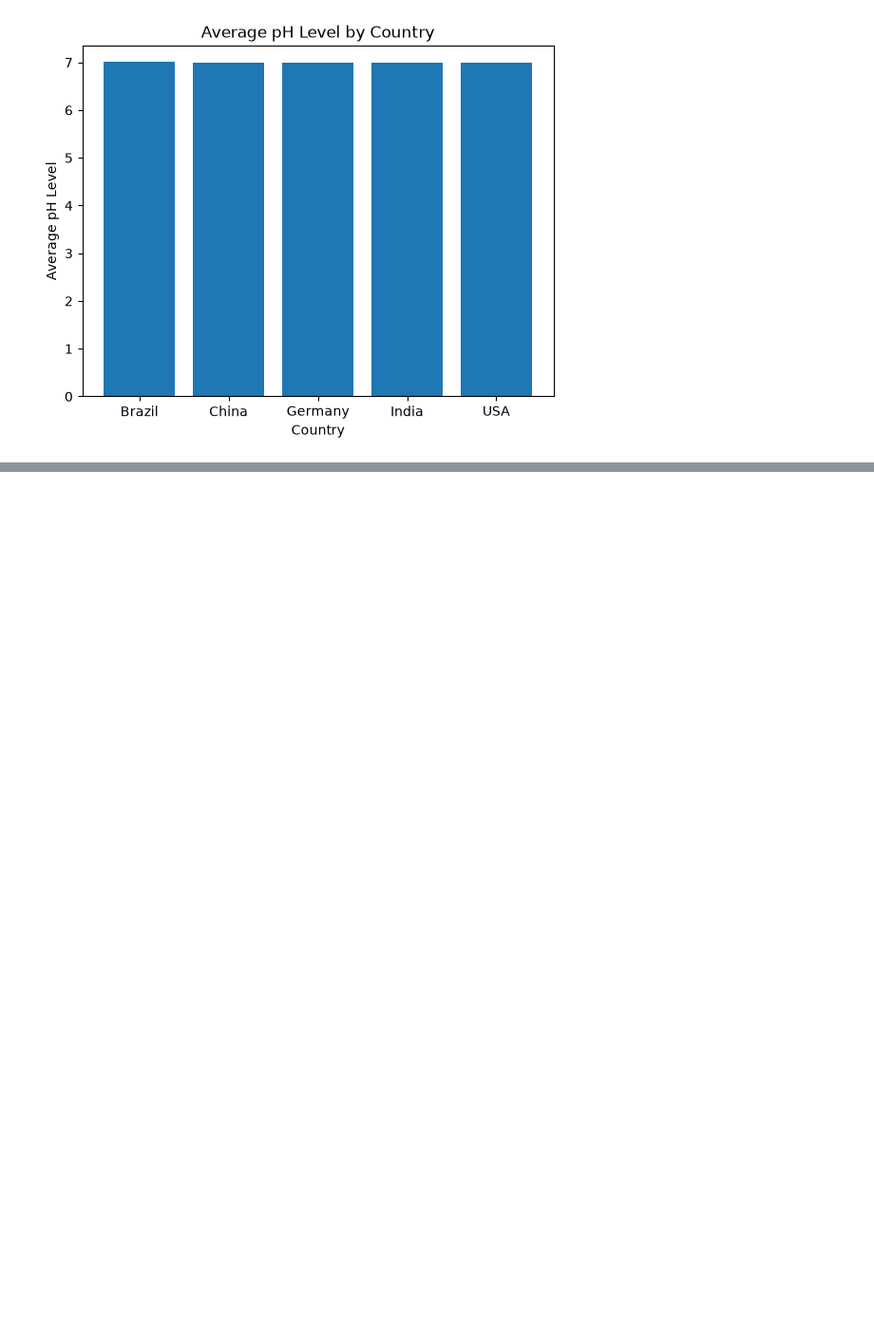
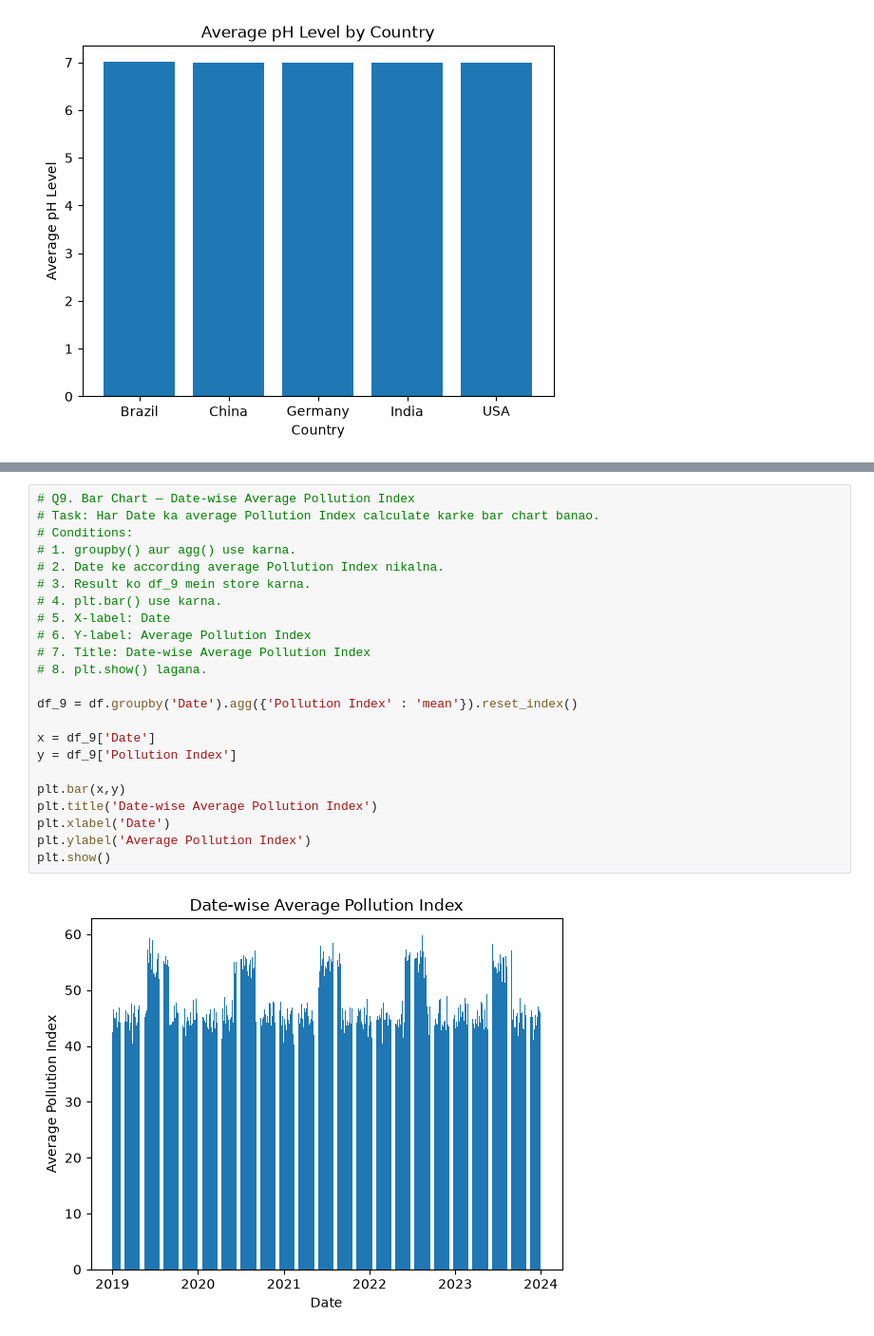
Before and after one commit to paramcgwala-crypto/param_pythonand_ml_turtle_graphic_proper_notation, a Jupyter notebook: basic_Tradition_programing_python/Library_Matplotlib/Home_Practice_Matplotlib__.ipynb, the cells around one changed output, grey strips where cells are left out. Shown at 95% size. Drawn from its saved outputs; the diff is of its cells as text; blank space fills up the shorter version.

```diff
--- a/basic_Tradition_programing_python/Library_Matplotlib/Home_Practice_Matplotlib__.ipynb
+++ b/basic_Tradition_programing_python/Library_Matplotlib/Home_Practice_Matplotlib__.ipynb
@@ -398,0 +455,25 @@ plt.show()
+# %%
+# Q9. Bar Chart — Date-wise Average Pollution Index
+# Task: Har Date ka average Pollution Index calculate karke bar chart banao.
+# Conditions:
+# 1. groupby() aur agg() use karna.
+# 2. Date ke according average Pollution Index nikalna.
+# 3. Result ko df_9 mein store karna.
+# 4. plt.bar() use karna.
+# 5. X-label: Date
+# 6. Y-label: Average Pollution Index
+# 7. Title: Date-wise Average Pollution Index
+# 8. plt.show() lagana.
+
+df_9 = df.groupby('Date').agg({'Pollution Index' : 'mean'}).reset_index()
+
+x = df_9['Date']
+y = df_9['Pollution Index']
+
+plt.bar(x,y)
+plt.title('Date-wise Average Pollution Index')
+plt.xlabel('Date')
+plt.ylabel('Average Pollution Index')
+plt.show()
+# %% [output]
+[figure, added]
```
Also changed, not shown: parts of 7 cells of this notebook.
